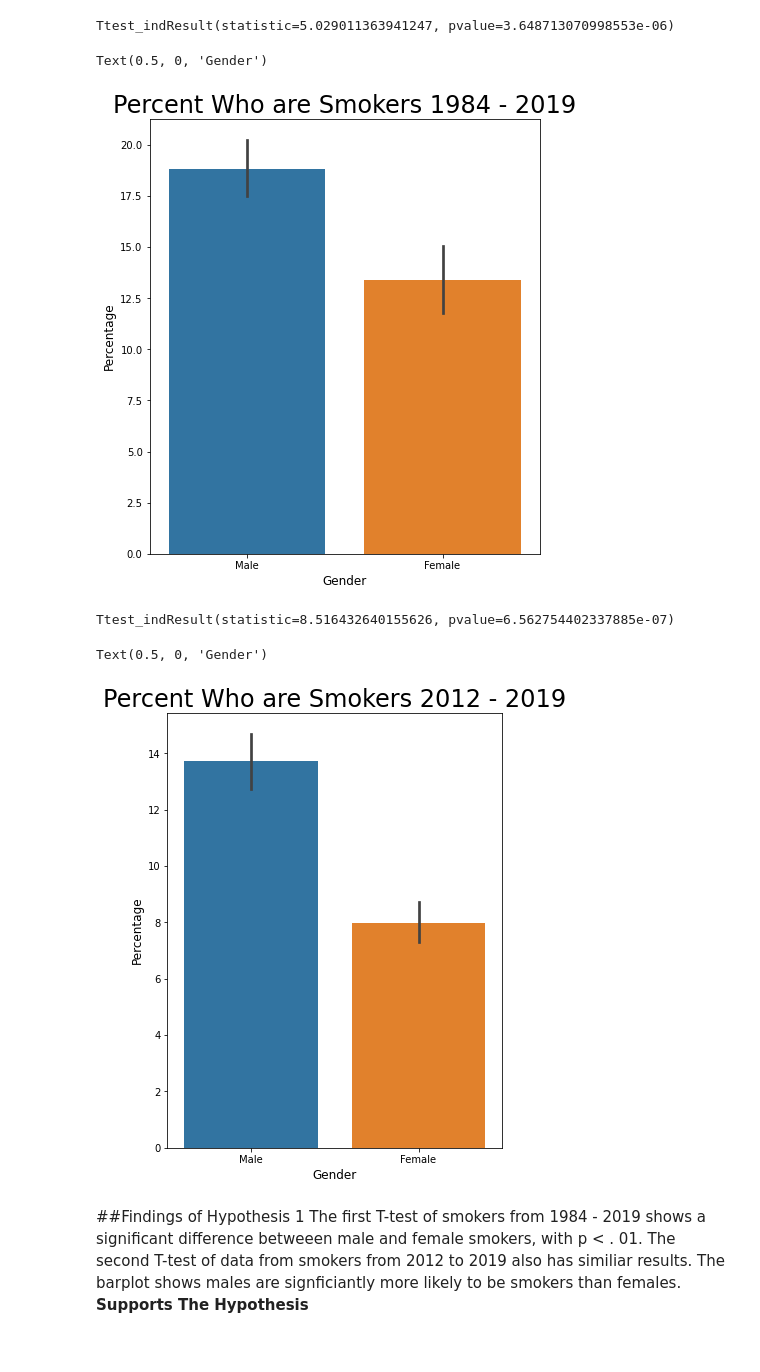
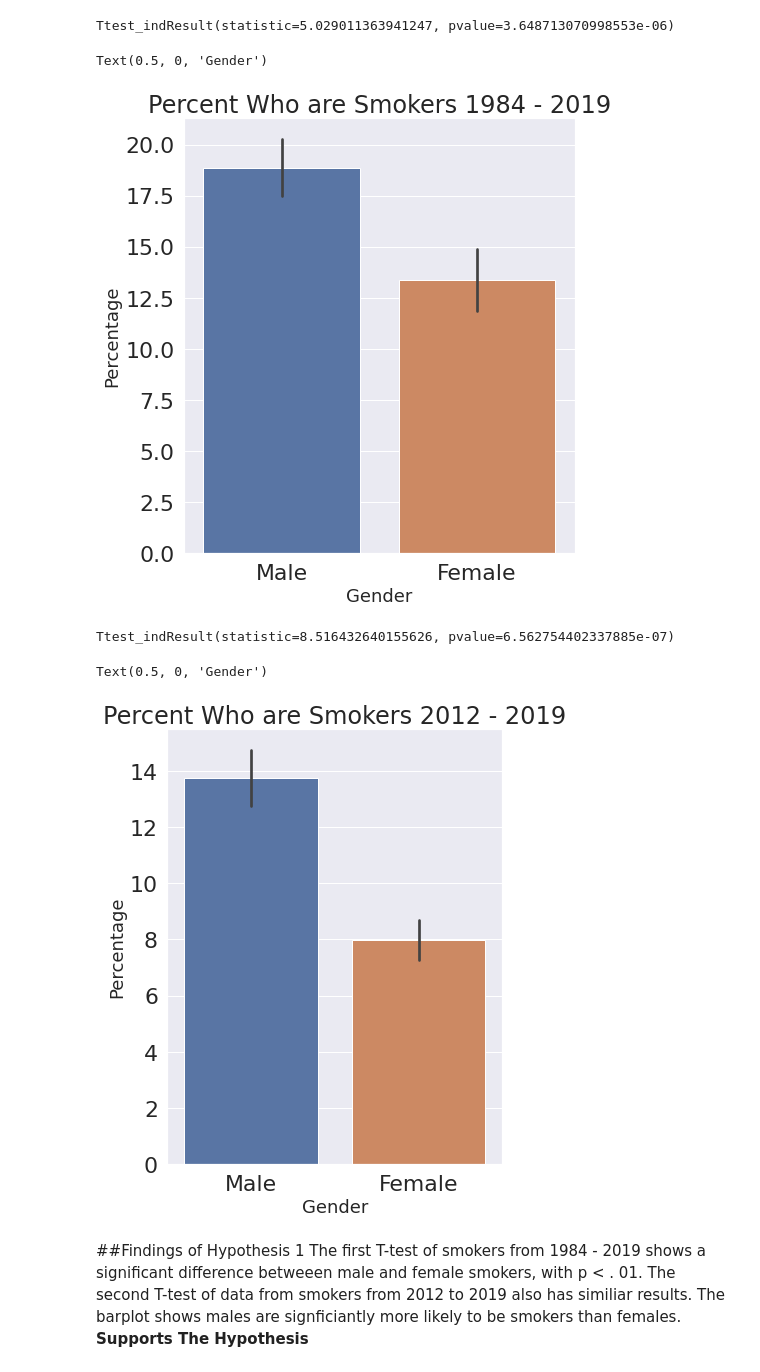
Before and after one commit to andrewbeckster/Smoking-and-Tobacco-Analysis, a Jupyter notebook: Smoking_and_Tobacco_Consumption.ipynb, the cells around one changed output. Drawn from its saved outputs; the diff is of its cells as text; code cells hidden in the pictures.

```diff
--- a/Smoking_and_Tobacco_Consumption.ipynb
+++ b/Smoking_and_Tobacco_Consumption.ipynb
@@ -155,26 +238,28 @@ stats.ttest_ind(male_df['PERCENT'], female_df['PERCENT'])
 Ttest_indResult(statistic=5.029011363941247, pvalue=3.648713070998553e-06)
 # %%
 plt.figure(figsize=(7, 8))
+sns.set(font_scale = 2)
 ax = sns.barplot(x='GENDER', y='PERCENT', data=gender_df)
 ax.set_title('Percent Who are Smokers 1984 - 2019', size = 24)
-ax.set_ylabel("Percentage", size = 12)
-ax.set_xlabel("Gender", size = 12)
+ax.set_ylabel("Percentage", size = 18)
+ax.set_xlabel("Gender", size = 18)
 # %% [output]
 Text(0.5, 0, 'Gender')
-[figure, old version]
+[figure, new version]
 # %%
 stats.ttest_ind(male_df2['PERCENT'], female_df2['PERCENT'])
 # %% [output]
 Ttest_indResult(statistic=8.516432640155626, pvalue=6.562754402337885e-07)
 # %%
 plt.figure(figsize=(6, 8))
+sns.set(font_scale= 2)
 ax = sns.barplot(x='GENDER', y='PERCENT', data=gender_df2)
 ax.set_title('Percent Who are Smokers 2012 - 2019', size = 24)
-ax.set_ylabel("Percentage", size = 12)
-ax.set_xlabel("Gender", size = 12)
+ax.set_ylabel("Percentage", size = 18)
+ax.set_xlabel("Gender", size = 18)
 # %% [output]
 Text(0.5, 0, 'Gender')
-[figure, old version]
+[figure, new version]
 # %% [markdown]
 ##Findings of Hypothesis 1
 The first T-test of smokers from 1984 - 2019 shows a significant difference betweeen male and female smokers,  with p < . 01. The second T-test of data from  smokers from 2012 to 2019 also has similiar results.  The barplot shows males are signficiantly more likely to be smokers than females. **Supports The Hypothesis**
```
Also changed, not shown: parts of 11 cells of this notebook.
